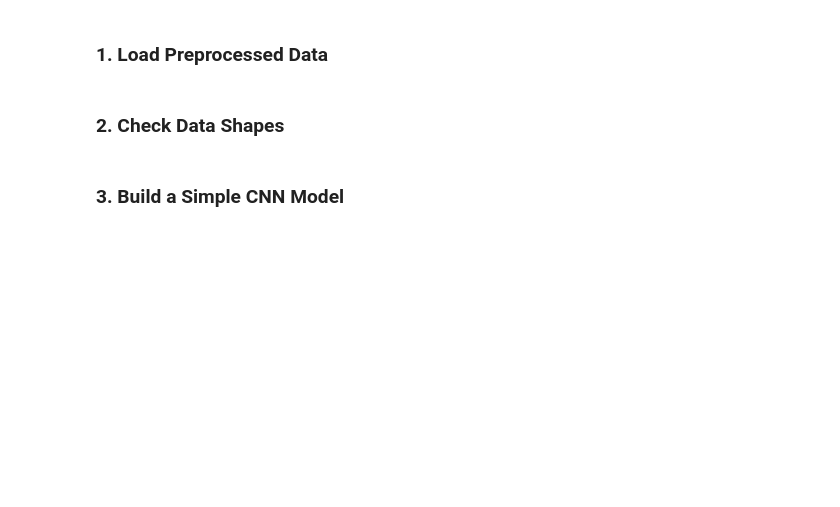
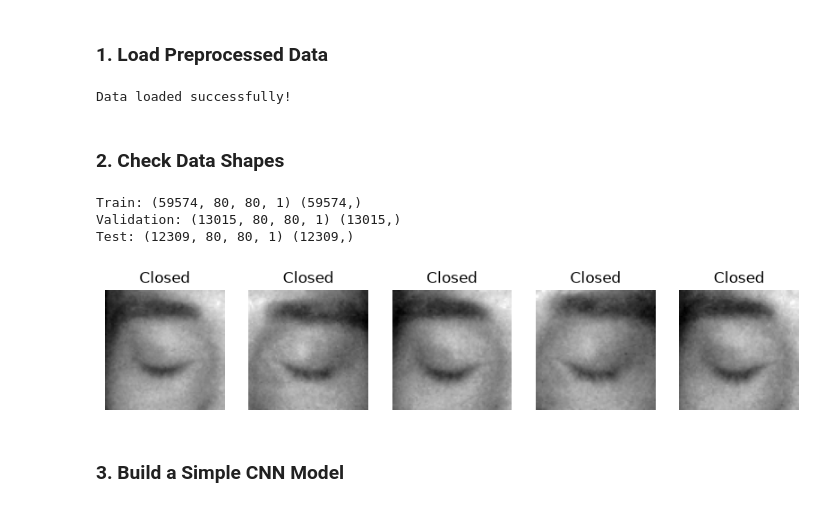
Before and after one commit to Anand-Patidar03/driver-drowsiness-detection, a Jupyter notebook: notebooks/03_model_training.ipynb, the cells around one changed output. Drawn from its saved outputs; the diff is of its cells as text; code cells hidden in the pictures; blank space fills up the shorter version.

Commit message:
Work on notebook 3 that is model training using CNN

```diff
--- a/notebooks/03_model_training.ipynb
+++ b/notebooks/03_model_training.ipynb
@@ -16,30 +18,45 @@ print(f"TensorFlow Version: {tf.__version__}")
 ### 1. Load Preprocessed Data
 # %%
 data_path = "../dataset/preprocessed_data.npz"
+
 if not os.path.exists(data_path):
     data_path = "dataset/preprocessed_data.npz"
 
 data = np.load(data_path)
-X_train, y_train = data["X_train"], data["y_train"]
-X_val, y_val     = data["X_val"], data["y_val"]
-X_test, y_test   = data["X_test"], data["y_test"]
+
+X_train = data["X_train"]
+y_train = data["y_train"]
+
+X_val = data["X_val"]
+y_val = data["y_val"]
+
+X_test = data["X_test"]
+y_test = data["y_test"]
 
 print("Data loaded successfully!")
+# %% [output]
+Data loaded successfully!
 # %% [markdown]
 ### 2. Check Data Shapes
 # %%
-print("Train shapes:", X_train.shape, y_train.shape)
-print("Validation shapes:", X_val.shape, y_val.shape)
-print("Test shapes:", X_test.shape, y_test.shape)
+print("Train:", X_train.shape, y_train.shape)
+print("Validation:", X_val.shape, y_val.shape)
+print("Test:", X_test.shape, y_test.shape)
 
-# Display some sample images
 plt.figure(figsize=(10, 3))
+
 for i in range(5):
     plt.subplot(1, 5, i + 1)
-    plt.imshow(X_train[i].squeeze(), cmap='gray')
-    plt.title(f"Label: {y_train[i]}")
-    plt.axis('off')
+    plt.imshow(X_train[i].squeeze(), cmap="gray")
+    plt.title("Open" if y_train[i] == 1 else "Closed")
+    plt.axis("off")
+
 plt.show()
+# %% [output]
+Train: (59574, 80, 80, 1) (59574,)
+Validation: (13015, 80, 80, 1) (13015,)
+Test: (12309, 80, 80, 1) (12309,)
+[figure, added]
 # %% [markdown]
 ### 3. Build a Simple CNN Model
 # %%
```
Also changed, not shown: parts of 7 cells of this notebook.
